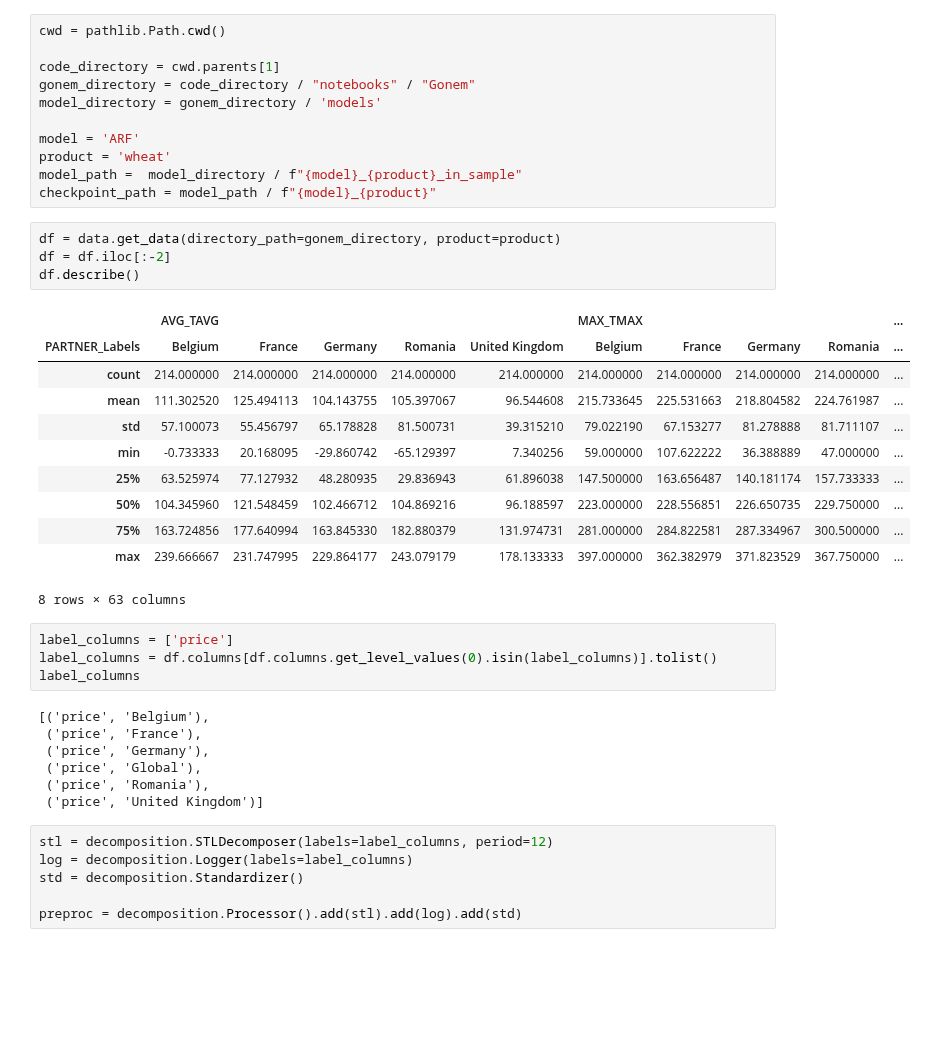
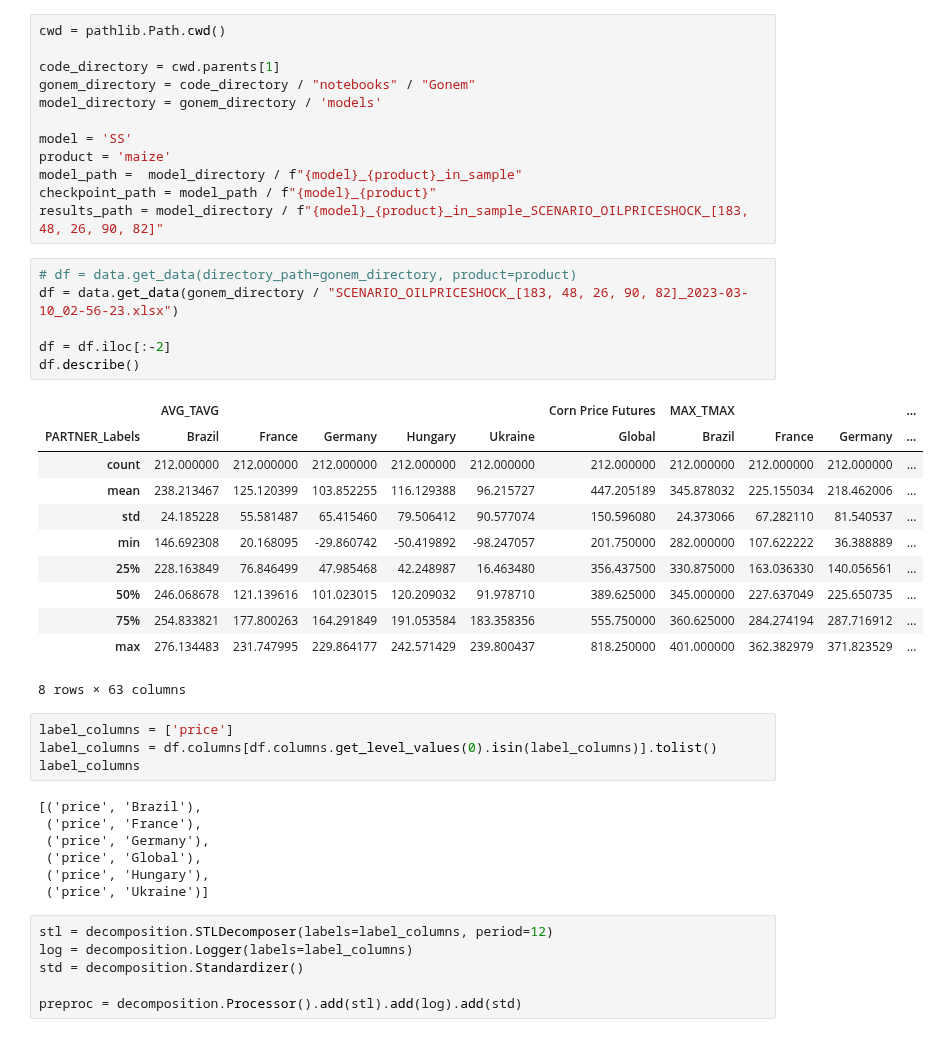
Before and after one commit to Gogonemnem/erasmus-university-rotterdam-assignments, a Jupyter notebook: code/notebooks/Gonem/hp.ipynb, the cells around one changed output. Saved outputs shown, nothing was run; the diff lists cells and outputs as text; blank space fills up the shorter version.

Commit message:
scenario oilshock

```diff
--- a/code/notebooks/Gonem/hp.ipynb
+++ b/code/notebooks/Gonem/hp.ipynb
@@ -25,37 +22,40 @@ code_directory = cwd.parents[1]
 gonem_directory = code_directory / "notebooks" / "Gonem"
 model_directory = gonem_directory / 'models'
 
-model = 'ARF'
-product = 'wheat'
+model = 'SS'
+product = 'maize'
 model_path =  model_directory / f"{model}_{product}_in_sample"
 checkpoint_path = model_path / f"{model}_{product}"
+results_path = model_directory / f"{model}_{product}_in_sample_SCENARIO_OILPRICESHOCK_[183, 48, 26, 90, 82]"
 # %%
-df = data.get_data(directory_path=gonem_directory, product=product)
+# df = data.get_data(directory_path=gonem_directory, product=product)
+df = data.get_data(gonem_directory / "SCENARIO_OILPRICESHOCK_[183, 48, 26, 90, 82]_2023-03-10_02-56-23.xlsx")
+
 df = df.iloc[:-2]
 df.describe()
 # %% [output]
-|  | AVG_TAVG |  |  |  |  | MAX_TMAX |  |  |  | ... |
-| PARTNER_Labels | Belgium | France | Germany | Romania | United Kingdom | Belgium | France | Germany | Romania | ... |
-| count | 214.000000 | 214.000000 | 214.000000 | 214.000000 | 214.000000 | 214.000000 | 214.000000 | 214.000000 | 214.000000 | ... |
-| mean | 111.302520 | 125.494113 | 104.143755 | 105.397067 | 96.544608 | 215.733645 | 225.531663 | 218.804582 | 224.761987 | ... |
-| std | 57.100073 | 55.456797 | 65.178828 | 81.500731 | 39.315210 | 79.022190 | 67.153277 | 81.278888 | 81.711107 | ... |
-| min | -0.733333 | 20.168095 | -29.860742 | -65.129397 | 7.340256 | 59.000000 | 107.622222 | 36.388889 | 47.000000 | ... |
-| 25% | 63.525974 | 77.127932 | 48.280935 | 29.836943 | 61.896038 | 147.500000 | 163.656487 | 140.181174 | 157.733333 | ... |
-| 50% | 104.345960 | 121.548459 | 102.466712 | 104.869216 | 96.188597 | 223.000000 | 228.556851 | 226.650735 | 229.750000 | ... |
-| 75% | 163.724856 | 177.640994 | 163.845330 | 182.880379 | 131.974731 | 281.000000 | 284.822581 | 287.334967 | 300.500000 | ... |
-| max | 239.666667 | 231.747995 | 229.864177 | 243.079179 | 178.133333 | 397.000000 | 362.382979 | 371.823529 | 367.750000 | ... |
+|  | AVG_TAVG |  |  |  |  | Corn Price Futures | MAX_TMAX |  |  | ... |
+| PARTNER_Labels | Brazil | France | Germany | Hungary | Ukraine | Global | Brazil | France | Germany | ... |
+| count | 212.000000 | 212.000000 | 212.000000 | 212.000000 | 212.000000 | 212.000000 | 212.000000 | 212.000000 | 212.000000 | ... |
+| mean | 238.213467 | 125.120399 | 103.852255 | 116.129388 | 96.215727 | 447.205189 | 345.878032 | 225.155034 | 218.462006 | ... |
+| std | 24.185228 | 55.581487 | 65.415460 | 79.506412 | 90.577074 | 150.596080 | 24.373066 | 67.282110 | 81.540537 | ... |
+| min | 146.692308 | 20.168095 | -29.860742 | -50.419892 | -98.247057 | 201.750000 | 282.000000 | 107.622222 | 36.388889 | ... |
+| 25% | 228.163849 | 76.846499 | 47.985468 | 42.248987 | 16.463480 | 356.437500 | 330.875000 | 163.036330 | 140.056561 | ... |
+| 50% | 246.068678 | 121.139616 | 101.023015 | 120.209032 | 91.978710 | 389.625000 | 345.000000 | 227.637049 | 225.650735 | ... |
+| 75% | 254.833821 | 177.800263 | 164.291849 | 191.053584 | 183.358356 | 555.750000 | 360.625000 | 284.274194 | 287.716912 | ... |
+| max | 276.134483 | 231.747995 | 229.864177 | 242.571429 | 239.800437 | 818.250000 | 401.000000 | 362.382979 | 371.823529 | ... |
 8 rows × 63 columns
 # %%
 label_columns = ['price']
 label_columns = df.columns[df.columns.get_level_values(0).isin(label_columns)].tolist()
 label_columns
 # %% [output]
-[('price', 'Belgium'),
+[('price', 'Brazil'),
  ('price', 'France'),
  ('price', 'Germany'),
  ('price', 'Global'),
- ('price', 'Romania'),
- ('price', 'United Kingdom')]
+ ('price', 'Hungary'),
+ ('price', 'Ukraine')]
 # %%
 stl = decomposition.STLDecomposer(labels=label_columns, period=12)
 log = decomposition.Logger(labels=label_columns)
```
Also changed, not shown: parts of 8 cells of this notebook, 10 other files.
